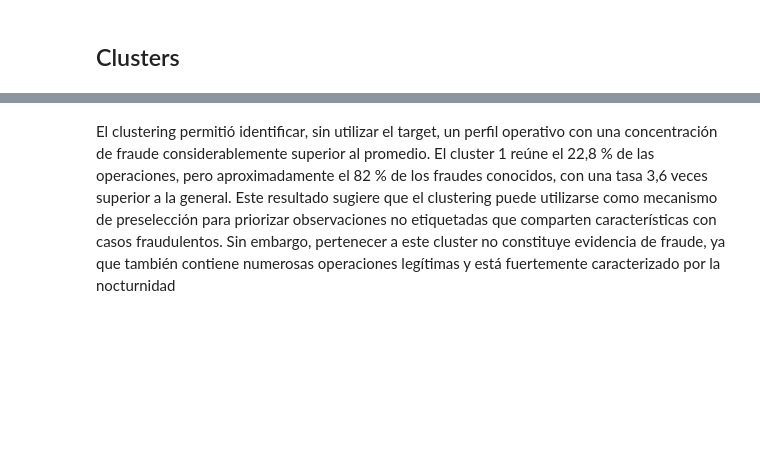
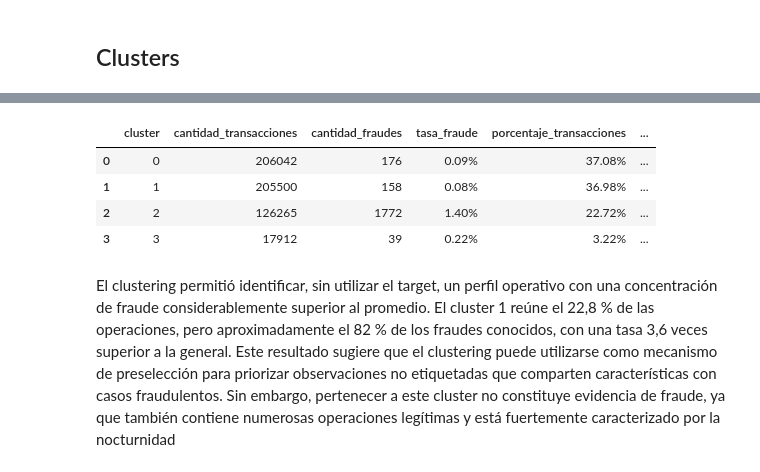
Before and after one commit to vaniacaffaratti/data_science_tp, a Jupyter notebook: notebooks/Parte-2/EDA/EDA.ipynb, the cells around one changed output, grey strips where cells are left out. Cells and saved outputs as stored; diff of their text form; code cells hidden in the pictures; blank space fills up the shorter version.

```diff
--- a/notebooks/Parte-2/EDA/EDA.ipynb
+++ b/notebooks/Parte-2/EDA/EDA.ipynb
@@ -1230,3 +1224,36 @@ plt.show()
+# %%
+resumen_clusters = (
+    pd.DataFrame({
+        'cluster': labels,
+        'is_fraud': df['is_fraud'].to_numpy()
+    })
+    .groupby('cluster')
+    .agg(
+        cantidad_transacciones=('is_fraud', 'size'),
+        cantidad_fraudes=('is_fraud', 'sum'),
+        tasa_fraude=('is_fraud', 'mean')
+    )
+    .reset_index()
+)
+
+
+resumen_clusters['tasa_fraude'] *= 100
+resumen_clusters['porcentaje_transacciones'] = (resumen_clusters['cantidad_transacciones']/ resumen_clusters['cantidad_transacciones'].sum()* 100)
+# Porcentaje del total de fraudes concentrado en cada cluster
+resumen_clusters['porcentaje_total_fraudes'] = (resumen_clusters['cantidad_fraudes']/ resumen_clusters['cantidad_fraudes'].sum()* 100)
+
+
+resumen_clusters.style.format({
+    'tasa_fraude': '{:.2f}%',
+    'porcentaje_transacciones': '{:.2f}%',
+    'porcentaje_total_fraudes': '{:.2f}%'
+})
+# %% [output]
+|  | cluster | cantidad_transacciones | cantidad_fraudes | tasa_fraude | porcentaje_transacciones | ... |
+| 0 | 0 | 206042 | 176 | 0.09% | 37.08% | ... |
+| 1 | 1 | 205500 | 158 | 0.08% | 36.98% | ... |
+| 2 | 2 | 126265 | 1772 | 1.40% | 22.72% | ... |
+| 3 | 3 | 17912 | 39 | 0.22% | 3.22% | ... |
 # %% [markdown]
 El clustering permitió identificar, sin utilizar el target, un perfil operativo con una concentración de fraude considerablemente superior al promedio. El cluster 1 reúne el 22,8 % de las operaciones, pero aproximadamente el 82 % de los fraudes conocidos, con una tasa 3,6 veces superior a la general. Este resultado sugiere que el clustering puede utilizarse como mecanismo de preselección para priorizar observaciones no etiquetadas que comparten características con casos fraudulentos. Sin embargo, pertenecer a este cluster no constituye evidencia de fraude, ya que también contiene numerosas operaciones legítimas y está fuertemente caracterizado por la nocturnidad
 # %%
```
Also changed, not shown: parts of 9 cells of this notebook, 1 other file.
